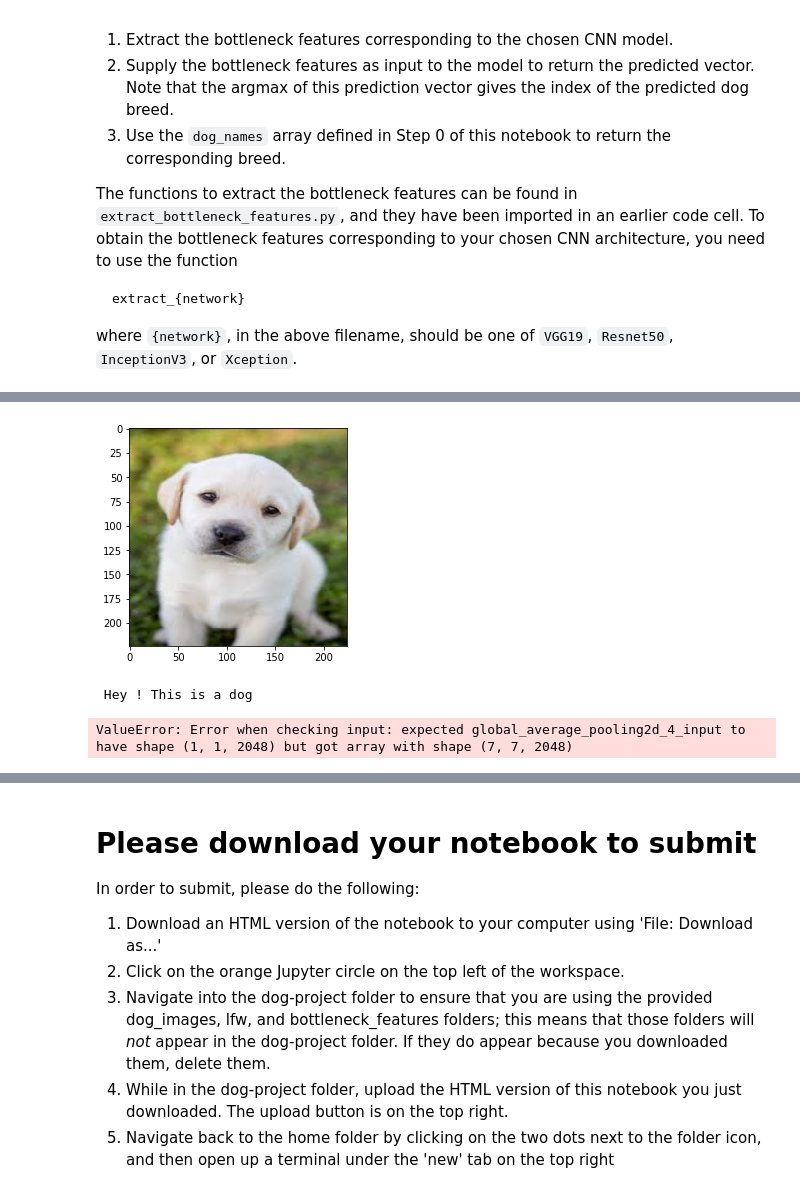
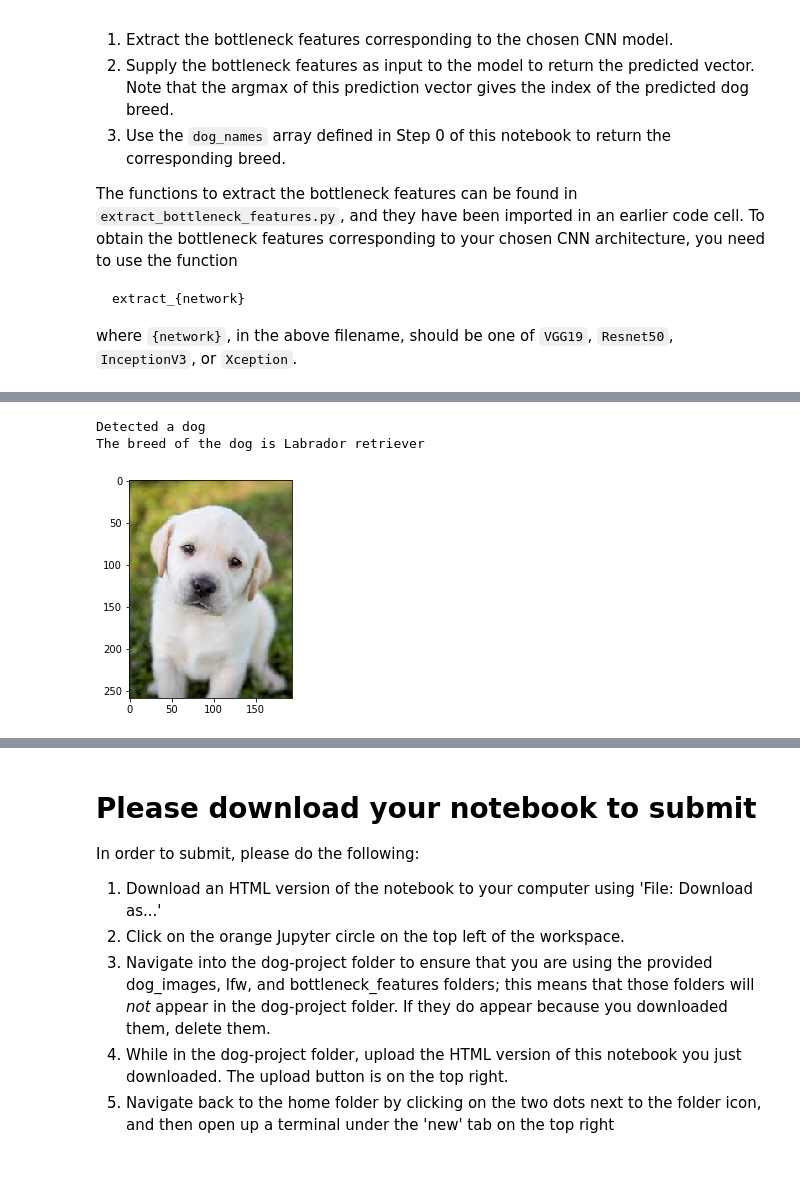
Before and after one commit to rromanss23/Machine_Leaning_Engineer_Udacity_NanoDegree, a Jupyter notebook: projects/dog_breed_classifier_master/dog_app.ipynb, the cells around one changed output, grey strips where cells are left out. Drawn from its saved outputs; the diff is of its cells as text; code cells hidden in the pictures.

```diff
--- a/projects/dog_breed_classifier_master/dog_app.ipynb
+++ b/projects/dog_breed_classifier_master/dog_app.ipynb
@@ -175,16 +175,16 @@ dog_files_short = train_files[:100]
 ## TODO: Test the performance of the face_detector algorithm
 ## on the images in human_files_short and dog_files_short.
 
-def detector_performance(detector, file):
-    faces = 0
-    for image in file:
-        if detector(image):
-            faces +=1
-    if detector == face_detector:
-        print('There were {}% of human faces detected'.format(faces))
-    else:
-        print('There were {}% of dog faces detected'.format(faces))
 
-detector_performance(face_detector, human_files_short)
-detector_performance(face_detector, dog_files_short)
+faces = 0
+for image in human_files_short:
+    if face_detector(image):
+        faces +=1
+print('There were {}% of human faces detected in Human File'.format(faces))
+
+faces = 0
+for image in dog_files_short:
+    if face_detector(image):
+        faces +=1
+print('There were {}% of human faces detected in Dog File'.format(faces))
 # %% [output]
@@ -801,3 +801,20 @@ def predict_dog_breed_by_image(path):
+# %%
+def predict_breed(img_path):
+    isDog = dog_detector(img_path)
+    isPerson = face_detector(img_path)
+    if isDog:
+        print("Detected a dog")
+        breed = ResNet50_predict_breed(img_path)
+        return breed
+    if isPerson:
+        print("Detected a human face")
+        breed = ResNet50_predict_breed(img_path)
+        return breed
+    else:
+        print("No human face or dog detected")
+        img = cv2.imread(img_path)
+        cv_rgb = cv2.cvtColor(img, cv2.COLOR_BGR2RGB)
+        imgplot = plt.imshow(cv_rgb)
 # %% [markdown]
 ---
 <a id='step7'></a>
@@ -816,18 +841,9 @@ __Answer:__
 ## TODO: Execute your algorithm from Step 6 on
 ## at least 6 images on your computer.
 ## Feel free to use as many code cells as needed.
-
-dog_breed = [predict_dog_breed_by_image(img) for img in sorted(glob("test_dogs/*"))]
-custom_files = (list(zip(sorted(glob("test_dogs/*")), dog_breed)))
-
-for item in custom_files:
-    print("\nfile name : ", item[0])
-    image_display(item[0])
-    if item[1][0] == True:
-        print("Hello human, your resembling dog breed is: ", item[1][1])
-    else :
-        print("Dog breed is: ", item[1][1])
-# %% [output]
-[figure, removed]
- Hey ! This is a dog
-ValueError: Error when checking input: expected global_average_pooling2d_4_input to have shape (1, 1, 2048) but got array with shape (7, 7, 2048)
+# %%
+predict_breed(r'D:\Machine_Learning\Udacity Courses\Machine Learning Engineer ND\machine-learning-master\projects\dog_breed_classifier_master\test_dogs\dog1.JPG')
+# %% [output]
+Detected a dog
+The breed of the dog is Labrador retriever
+[figure, added]
```
Also changed, not shown: parts of 26 cells of this notebook, 3 other files.
